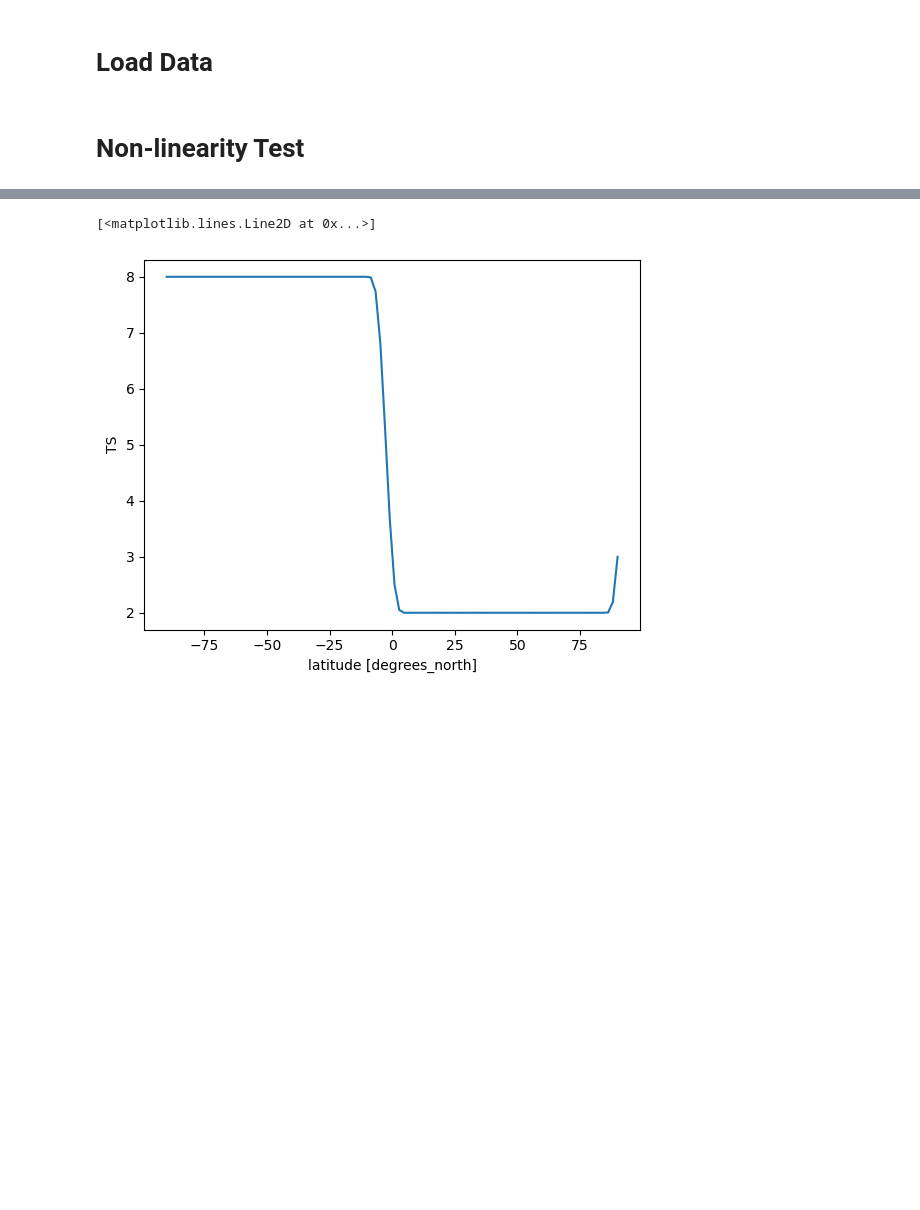
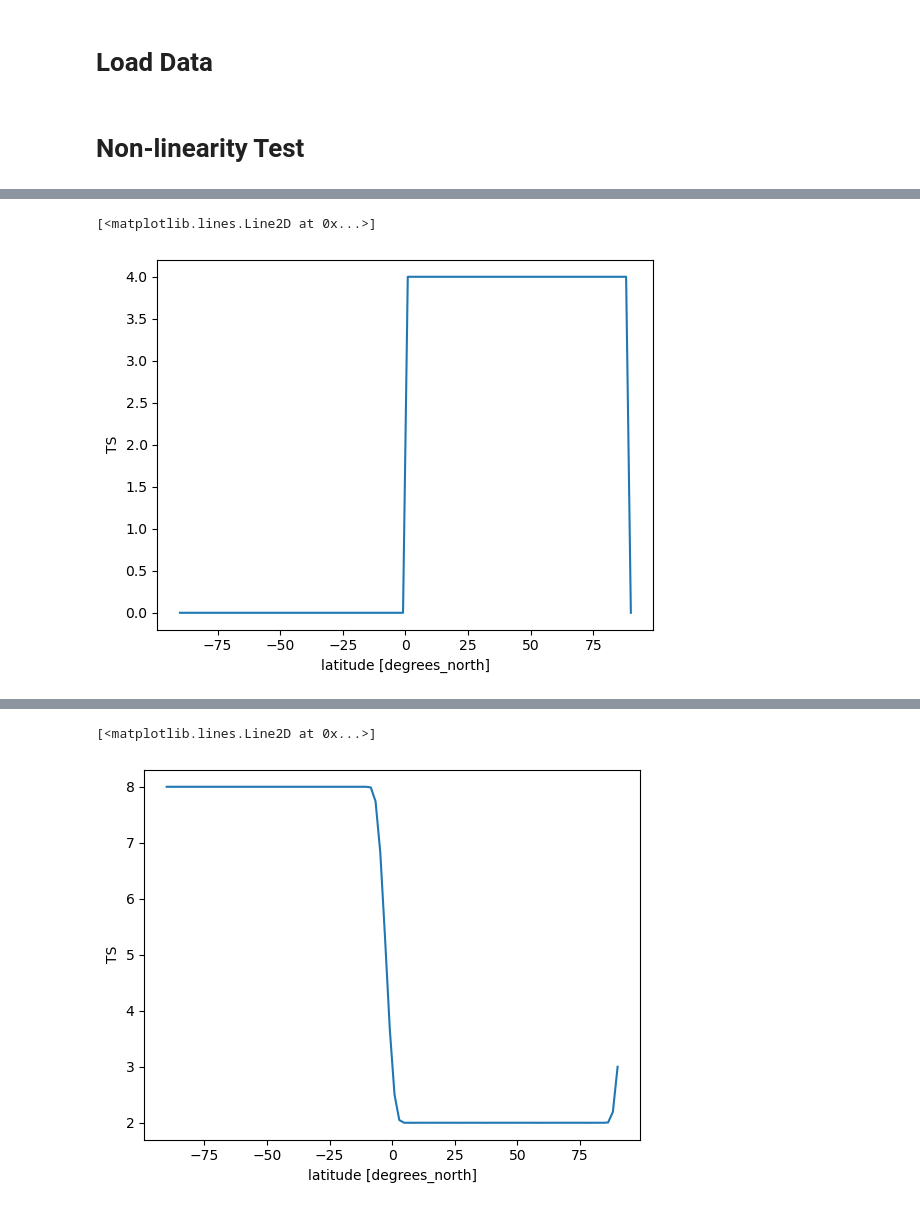
Before and after one commit to mailesasaki/cdds_sst_perturbations, a Jupyter notebook: Project_1_Linearity_test.ipynb, the cells around one changed output, grey strips where cells are left out. Saved outputs shown, nothing was run; the diff lists cells and outputs as text; code cells hidden in the pictures; blank space fills up the shorter version.

```diff
--- a/Project_1_Linearity_test.ipynb
+++ b/Project_1_Linearity_test.ipynb
@@ -169,3 +168,8 @@ TOA_flux_exp_minus_control_85_n = (data_85_n.FSNT.mean('lon')-data_85_n.FLNT.mea
+# %%
+data_4k_n_path=glob.glob("/data/keeling/a/pappup2/a/CESM/cam_4k_n/CESM_output_data/atm/hist/*")
+data_4k_n_last18=data_4k_n_path[24:240] # Get years 3-20
+data_4k_n_data = xr.open_mfdataset(data_4k_n_last18,combine="by_coords",use_cftime=True)
+data_4k_n = data_4k_n_data.mean('time') # Average over the last 18 years
 # %% [markdown]
 # Non-linearity Test
 # %%
@@ -198,3 +208,9 @@ diff=2*squre_two_k-squre_total
+# %%
+surface_t4 = data_4k_n.TS.mean('lon')-data_control.TS.mean('lon')
+surface_t4.plot()
+# %% [output]
+[<matplotlib.lines.Line2D at 0x...>]
+[figure, added]
 # %%
 squre_total.plot()
 # %% [output]
```
Also changed, not shown: parts of 48 cells of this notebook.
